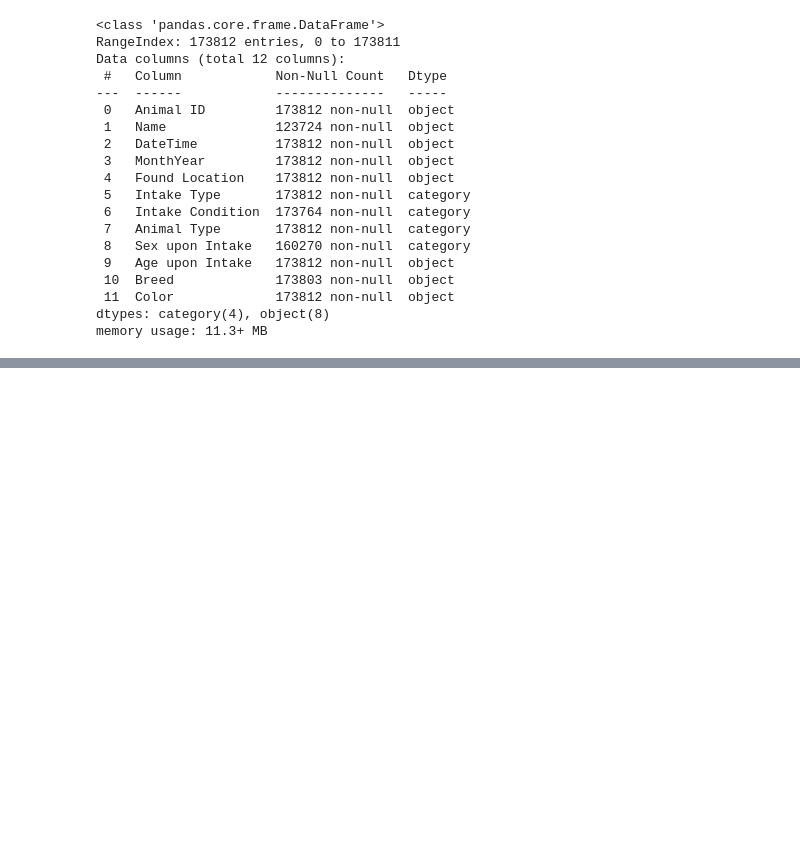
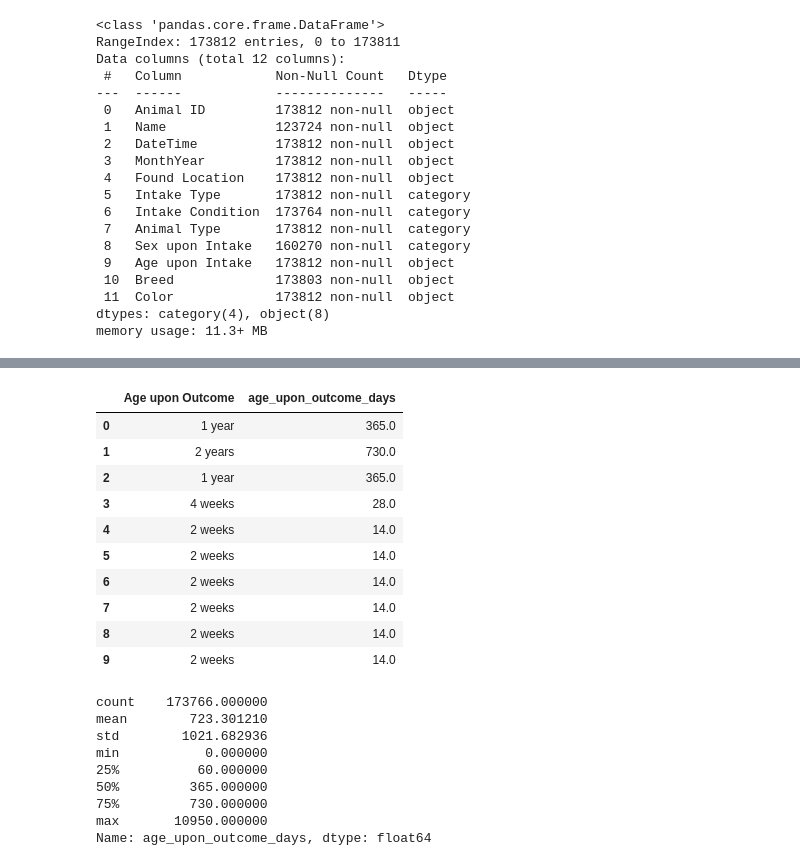
Before and after one commit to stasbebra2006/BI-VIZ, a Jupyter notebook: hms/hm01/01/hm01.ipynb, the cells around one changed output, grey strips where cells are left out. Cells and saved outputs as stored; diff of their text form; code cells hidden in the pictures; blank space fills up the shorter version.

```diff
--- a/hms/hm01/01/hm01.ipynb
+++ b/hms/hm01/01/hm01.ipynb
@@ -197,0 +408,28 @@ memory usage: 11.3+ MB
+# %%
+# Použití stejné funkce pro konverzi věku na dny
+outcomes['age_upon_outcome_days'] = outcomes['Age upon Outcome'].apply(age_to_days)
+
+# Kontrola výsledku
+display(outcomes[['Age upon Outcome', 'age_upon_outcome_days']].head(10))
+display(outcomes['age_upon_outcome_days'].describe())
+# %% [output]
+|  | Age upon Outcome | age_upon_outcome_days |
+| 0 | 1 year | 365.0 |
+| 1 | 2 years | 730.0 |
+| 2 | 1 year | 365.0 |
+| 3 | 4 weeks | 28.0 |
+| 4 | 2 weeks | 14.0 |
+| 5 | 2 weeks | 14.0 |
+| 6 | 2 weeks | 14.0 |
+| 7 | 2 weeks | 14.0 |
+| 8 | 2 weeks | 14.0 |
+| 9 | 2 weeks | 14.0 |
+count    173766.000000
+mean        723.301210
+std        1021.682936
+min           0.000000
+25%          60.000000
+50%         365.000000
+75%         730.000000
+max       10950.000000
+Name: age_upon_outcome_days, dtype: float64
```
Also changed, not shown: parts of 35 cells of this notebook.
